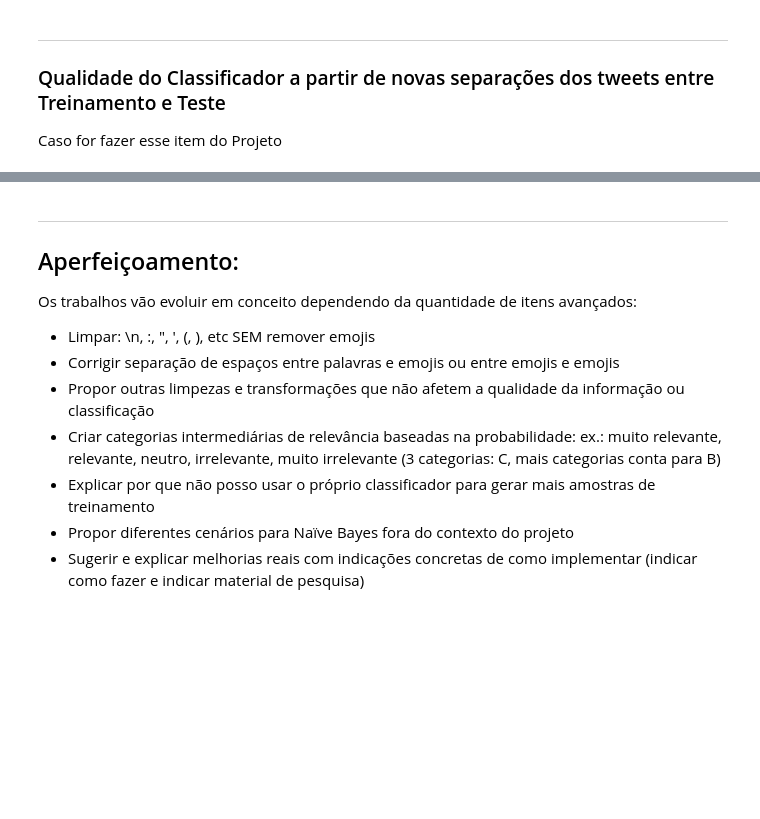
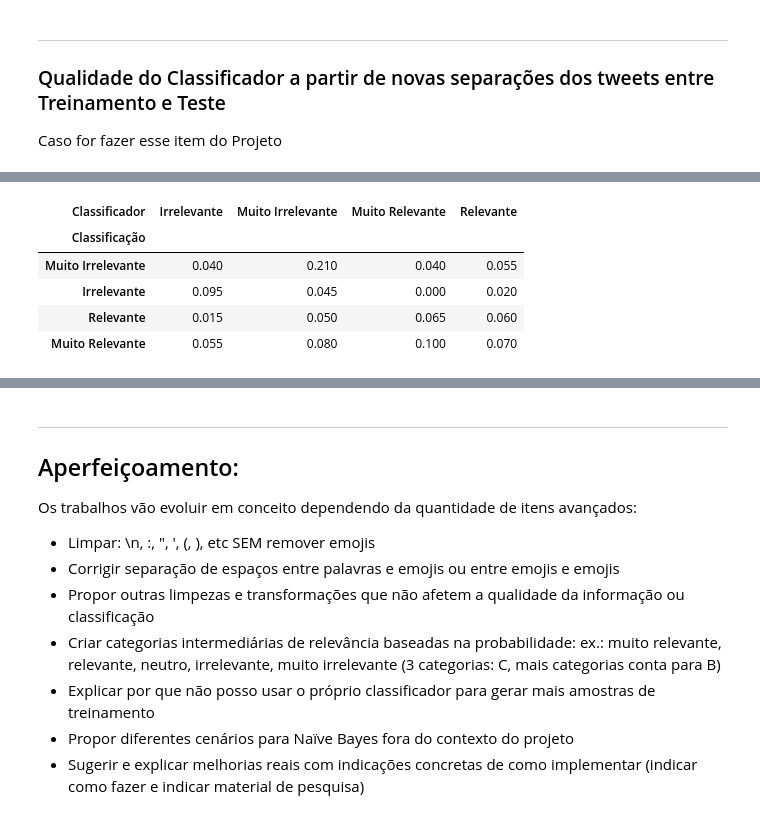
Before and after one commit to alicealongman/P1-cdados, a Jupyter notebook: Projeto1_Layout_Classificador.ipynb, the cells around one changed output, grey strips where cells are left out. Cells and saved outputs as stored; diff of their text form; code cells hidden in the pictures; blank space fills up the shorter version.

```diff
--- a/Projeto1_Layout_Classificador.ipynb
+++ b/Projeto1_Layout_Classificador.ipynb
@@ -331,0 +384,15 @@ Caso for fazer esse item do Projeto
+# %%
+test['Classificação'] = test['Classificação'].astype('category')
+test['Classificação'].cat.categories = ['Muito Irrelevante','Irrelevante', 'Relevante', 'Muito Relevante']
+# %%
+test['Classificador'] = test['Teste'].apply(classifica)
+# %%
+tabela2 = pd.crosstab(test['Classificação'], test['Classificador'], normalize='all')
+tabela2
+# %% [output]
+| Classificador | Irrelevante | Muito Irrelevante | Muito Relevante | Relevante |
+| Classificação |  |  |  |  |
+| Muito Irrelevante | 0.040 | 0.210 | 0.040 | 0.055 |
+| Irrelevante | 0.095 | 0.045 | 0.000 | 0.020 |
+| Relevante | 0.015 | 0.050 | 0.065 | 0.060 |
+| Muito Relevante | 0.055 | 0.080 | 0.100 | 0.070 |
```
Also changed, not shown: parts of 16 cells of this notebook.
